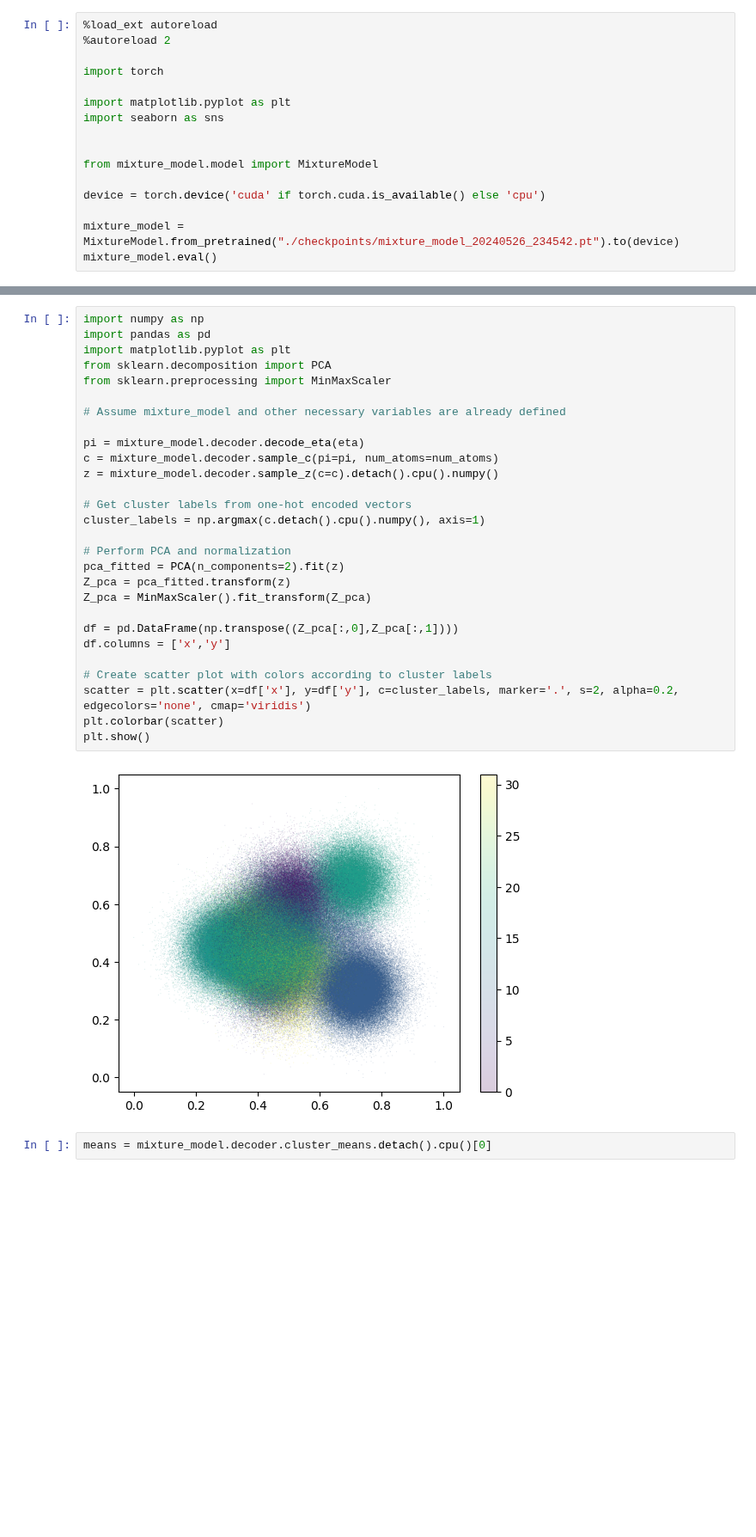
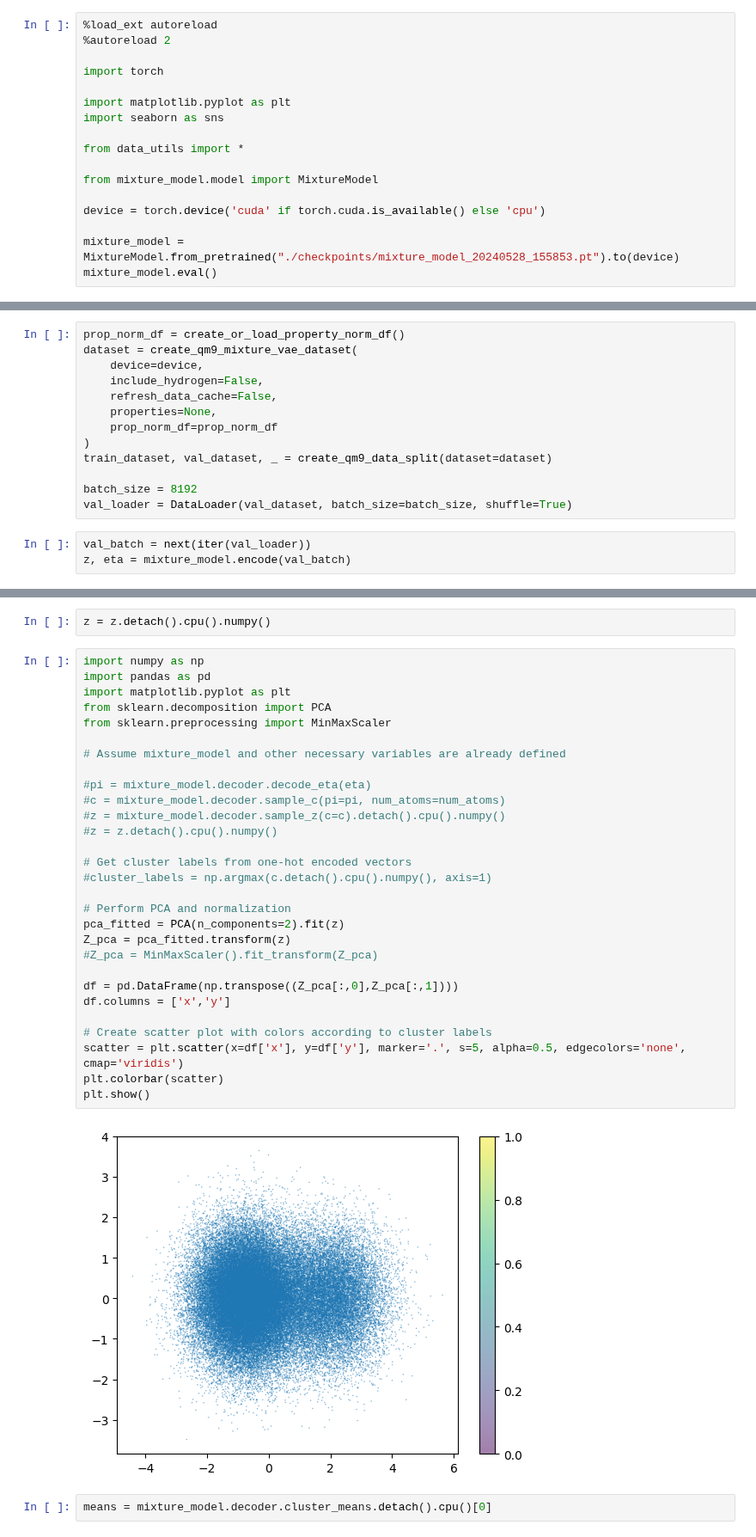
Before and after one commit to pkmtum/Molecular_Generative_Modeling, a Jupyter notebook: source/mixture_model.ipynb, the cells around one changed output, grey strips where cells are left out. Shown at 86% size. Cells and saved outputs as stored; diff of their text form; blank space fills up the shorter version.

Commit message:
Update mixture model

```diff
--- a/source/mixture_model.ipynb
+++ b/source/mixture_model.ipynb
@@ -7,11 +7,12 @@ import torch
 import matplotlib.pyplot as plt
 import seaborn as sns
 
+from data_utils import *
 
 from mixture_model.model import MixtureModel
 
 device = torch.device('cuda' if torch.cuda.is_available() else 'cpu')
 
-mixture_model = MixtureModel.from_pretrained("./checkpoints/mixture_model_20240526_234542.pt").to(device)
+mixture_model = MixtureModel.from_pretrained("./checkpoints/mixture_model_20240528_155853.pt").to(device)
 mixture_model.eval()
 # %% [output]
@@ -37 +36,17 @@ MixtureModel(
+# %%
+prop_norm_df = create_or_load_property_norm_df()
+dataset = create_qm9_mixture_vae_dataset(
+    device=device,
+    include_hydrogen=False,
+    refresh_data_cache=False,
+    properties=None,
+    prop_norm_df=prop_norm_df
+)
+train_dataset, val_dataset, _ = create_qm9_data_split(dataset=dataset)
+
+batch_size = 8192
+val_loader = DataLoader(val_dataset, batch_size=batch_size, shuffle=True)
+# %%
+val_batch = next(iter(val_loader))
+z, eta = mixture_model.encode(val_batch)
 # %%
@@ -55,33 +74,36 @@ plt.show()
+# %%
+z = z.detach().cpu().numpy()
 # %%
 import numpy as np
 import pandas as pd
 import matplotlib.pyplot as plt
 from sklearn.decomposition import PCA
 from sklearn.preprocessing import MinMaxScaler
 
 # Assume mixture_model and other necessary variables are already defined
 
-pi = mixture_model.decoder.decode_eta(eta)
-c = mixture_model.decoder.sample_c(pi=pi, num_atoms=num_atoms)
-z = mixture_model.decoder.sample_z(c=c).detach().cpu().numpy()
+#pi = mixture_model.decoder.decode_eta(eta)
+#c = mixture_model.decoder.sample_c(pi=pi, num_atoms=num_atoms)
+#z = mixture_model.decoder.sample_z(c=c).detach().cpu().numpy()
+#z = z.detach().cpu().numpy()
 
 # Get cluster labels from one-hot encoded vectors
-cluster_labels = np.argmax(c.detach().cpu().numpy(), axis=1)
+#cluster_labels = np.argmax(c.detach().cpu().numpy(), axis=1)
 
 # Perform PCA and normalization
 pca_fitted = PCA(n_components=2).fit(z)
 Z_pca = pca_fitted.transform(z)
-Z_pca = MinMaxScaler().fit_transform(Z_pca)
+#Z_pca = MinMaxScaler().fit_transform(Z_pca)
 
 df = pd.DataFrame(np.transpose((Z_pca[:,0],Z_pca[:,1])))
 df.columns = ['x','y']
 
 # Create scatter plot with colors according to cluster labels
-scatter = plt.scatter(x=df['x'], y=df['y'], c=cluster_labels, marker='.', s=2, alpha=0.2, edgecolors='none', cmap='viridis')
+scatter = plt.scatter(x=df['x'], y=df['y'], marker='.', s=5, alpha=0.5, edgecolors='none', cmap='viridis')
 plt.colorbar(scatter)
 plt.show()
 # %% [output]
-[figure, old version]
+[figure, new version]
 # %%
 means = mixture_model.decoder.cluster_means.detach().cpu()[0]
 # %%
```
Also changed, not shown: parts of 6 cells of this notebook, 5 other files.
